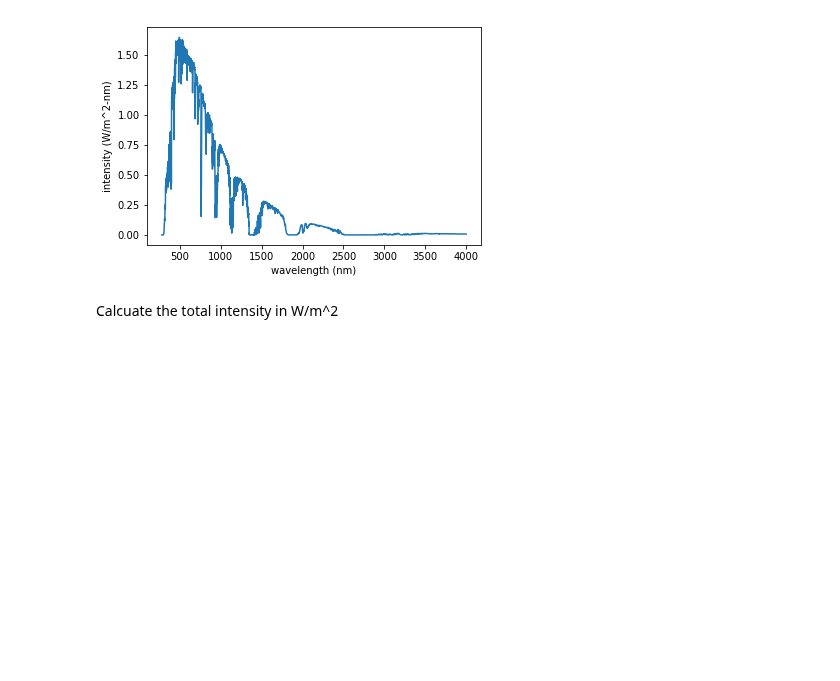
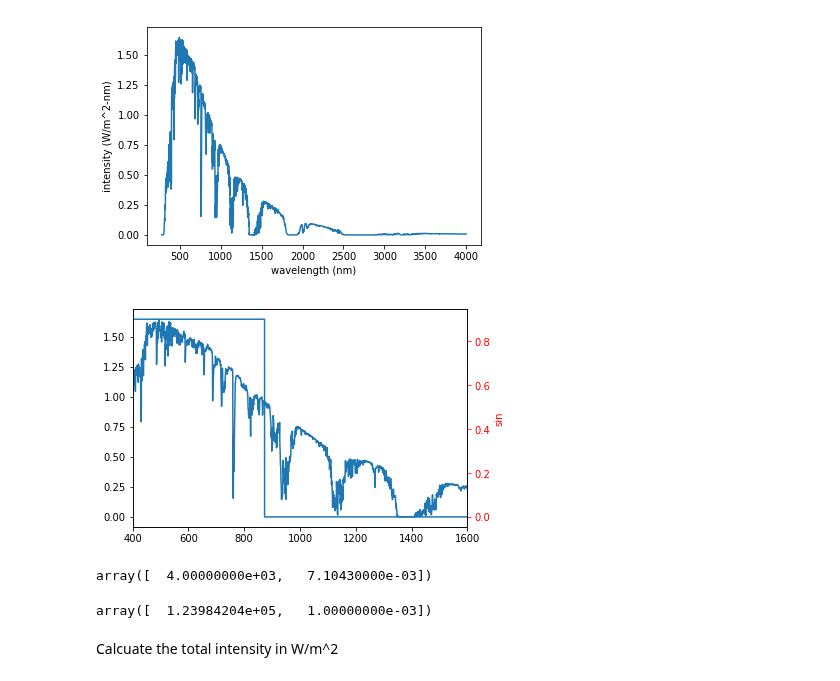
Before and after one commit to kanhua/pypvcell, a Jupyter notebook: demos/dealing_with_spectrum_data.ipynb, the cells around one changed output. Drawn from its saved outputs; the diff is of its cells as text; code cells hidden in the pictures; blank space fills up the shorter version.

```diff
--- a/demos/dealing_with_spectrum_data.ipynb
+++ b/demos/dealing_with_spectrum_data.ipynb
@@ -74,6 +74,24 @@ plt.ylabel("intensity (W/m^2-nm)")
 # %% [output]
 Text(0,0.5,'intensity (W/m^2-nm)')
 [figure]
+# %%
+fig, ax1= plt.subplots()
+ax1.plot(*ill)
+ax2 = ax1.twinx()
+ax2.plot(*qe)
+ax1.set_xlim([400,1600])
+ax2.set_ylabel('sin', color='r')
+ax2.tick_params('y', colors='r')
+# %% [output]
+[figure, added]
+# %%
+ill[:,-1]
+# %% [output]
+array([  4.00000000e+03,   7.10430000e-03])
+# %%
+qe[:,-1]
+# %% [output]
+array([  1.23984204e+05,   1.00000000e-03])
 # %% [markdown]
 Calcuate the total intensity in W/m^2
 # %%
```
Also changed, not shown: parts of 6 cells of this notebook, 7 other files.
